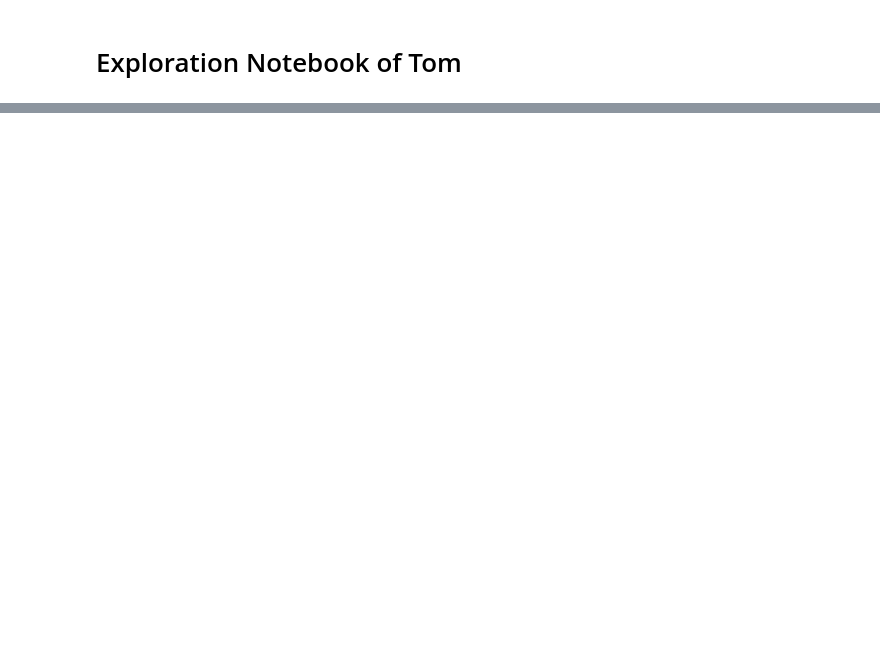
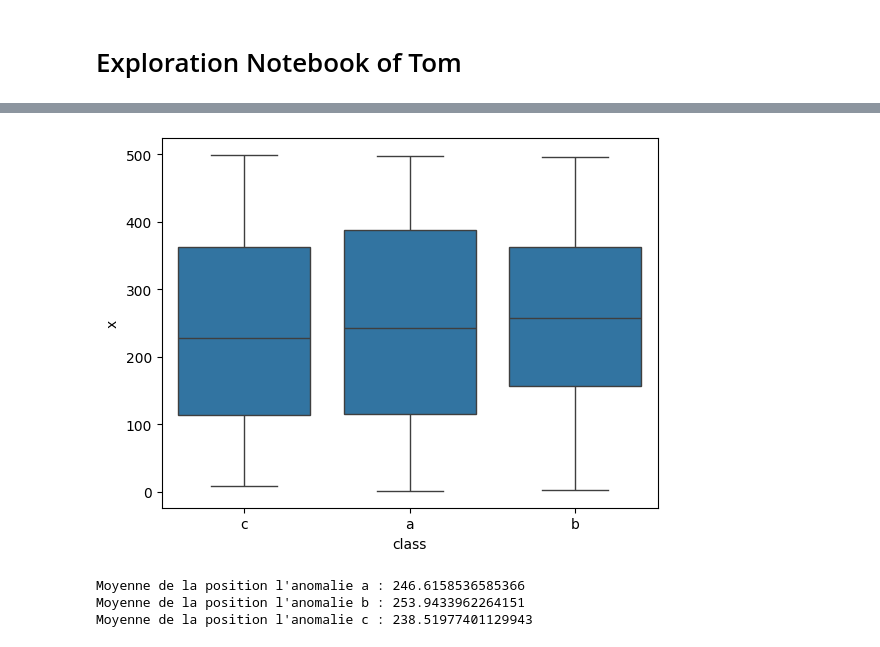
Before and after one commit to Tom-dlhy/AI-Algorithms-Challenge, a Jupyter notebook: TOM_EXPLO/tom_explo.ipynb, the cells around one changed output, grey strips where cells are left out. Saved outputs shown, nothing was run; the diff lists cells and outputs as text; code cells hidden in the pictures; blank space fills up the shorter version.

```diff
--- a/TOM_EXPLO/tom_explo.ipynb
+++ b/TOM_EXPLO/tom_explo.ipynb
@@ -11,0 +104,4 @@ FileNotFoundError: [Errno 2] No such file or directory: 'DATA/defects.csv'
+# %%
+rounded_data= data.copy()
+# %%
+rounded_data['x'] = rounded_data['x'].round(0)
@@ -11,0 +117,29 @@ FileNotFoundError: [Errno 2] No such file or directory: 'DATA/defects.csv'
+# %%
+sns.boxplot(data=rounded_data, x='class', y='x')
+
+plt.show()
+# %% [output]
+[figure, added]
+# %%
+a, b, c = 0, 0, 0
+n_a, n_b, n_c = 0, 0, 0
+for i in range(0, rounded_data.shape[0]):
+    if(rounded_data.loc[i, 'class'] == 'a'):
+        a = a + rounded_data.loc[i, 'x']
+        n_a = n_a + 1
+    elif(rounded_data.loc[i, 'class'] == 'b'):
+        b = b + rounded_data.loc[i, 'x']
+        n_b = n_b + 1
+    else:
+        c = c + rounded_data.loc[i, 'x']
+        n_c = n_c + 1
+
+
+
+print("Moyenne de la position l'anomalie a : " + str(a/n_a))
+print("Moyenne de la position l'anomalie b : " + str(b/n_b))
+print("Moyenne de la position l'anomalie c : " + str(c/n_c))
+# %% [output]
+Moyenne de la position l'anomalie a : 246.6158536585366
+Moyenne de la position l'anomalie b : 253.9433962264151
+Moyenne de la position l'anomalie c : 238.51977401129943
```
Also changed, not shown: parts of 15 cells of this notebook, 2 other files.
